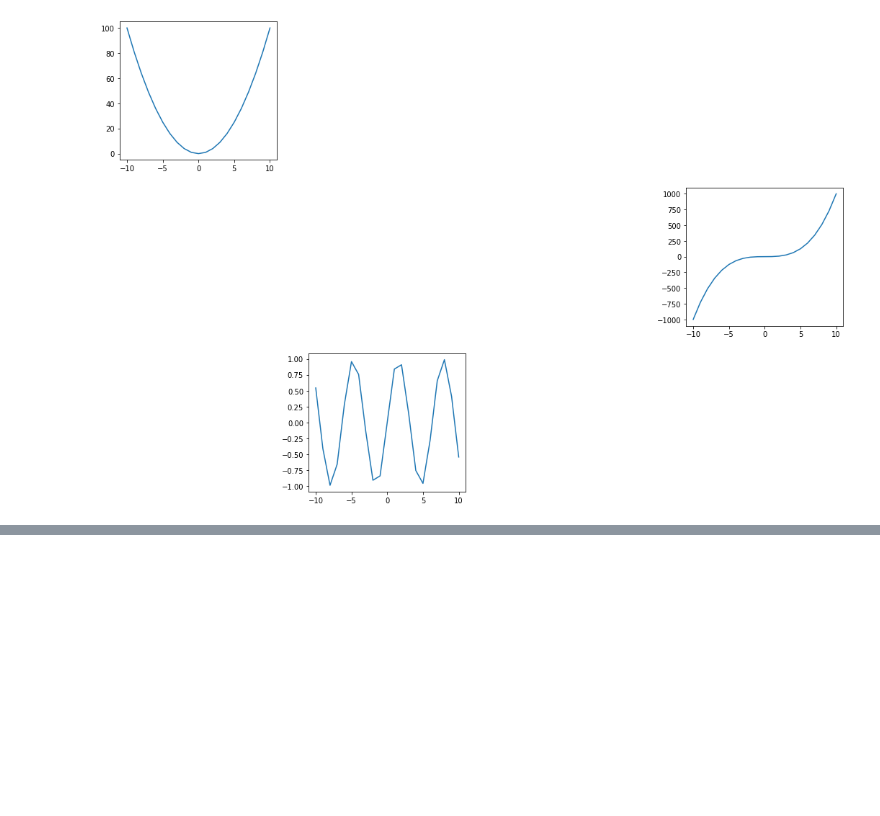
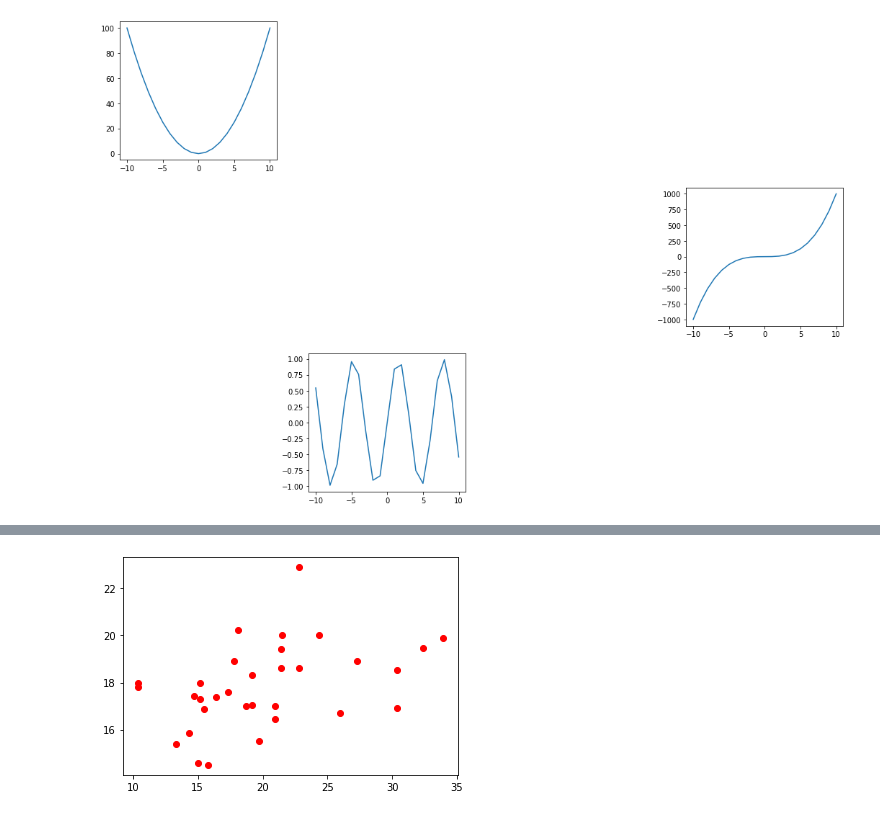
Before and after one commit to MohanPatil1/DS-And-DA-Practice, a Jupyter notebook: python_Visualization.ipynb, the cells around one changed output, grey strips where cells are left out. Cells and saved outputs as stored; diff of their text form; code cells hidden in the pictures; blank space fills up the shorter version.

```diff
--- a/python_Visualization.ipynb
+++ b/python_Visualization.ipynb
@@ -81,0 +158,7 @@ df=pd.read_csv('mtcars.csv')
+# %%
+plt.scatter(data.mpg,data.qsec,color="red")#Scatter plot between 2 columnso
+#plt.xlabel=('mpg')
+#plt.ylabel=('qsec')
+plt.title=('mpg vs qsec')
+# %% [output]
+[figure, added]
```
Also changed, not shown: parts of 48 cells of this notebook.
